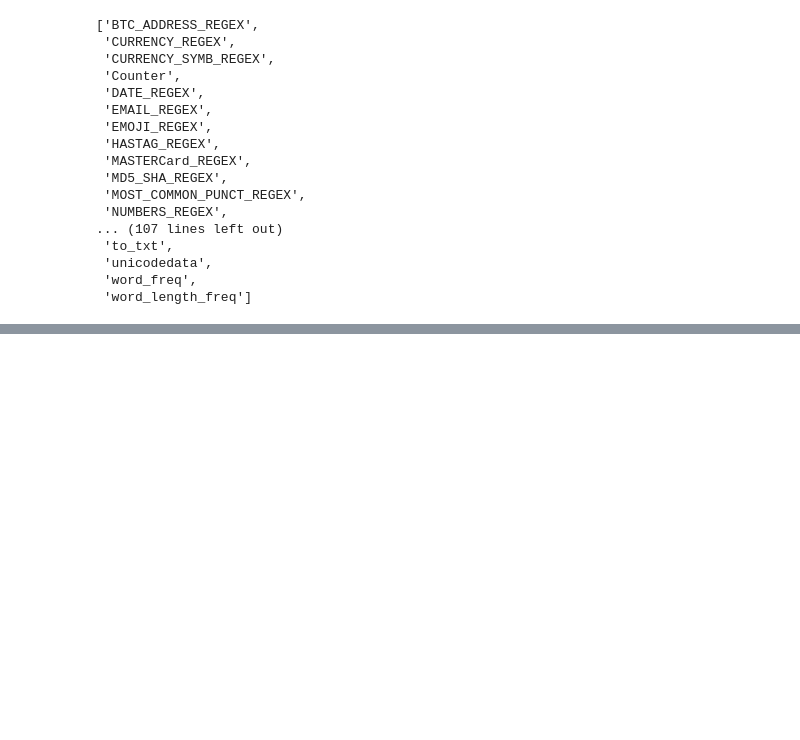
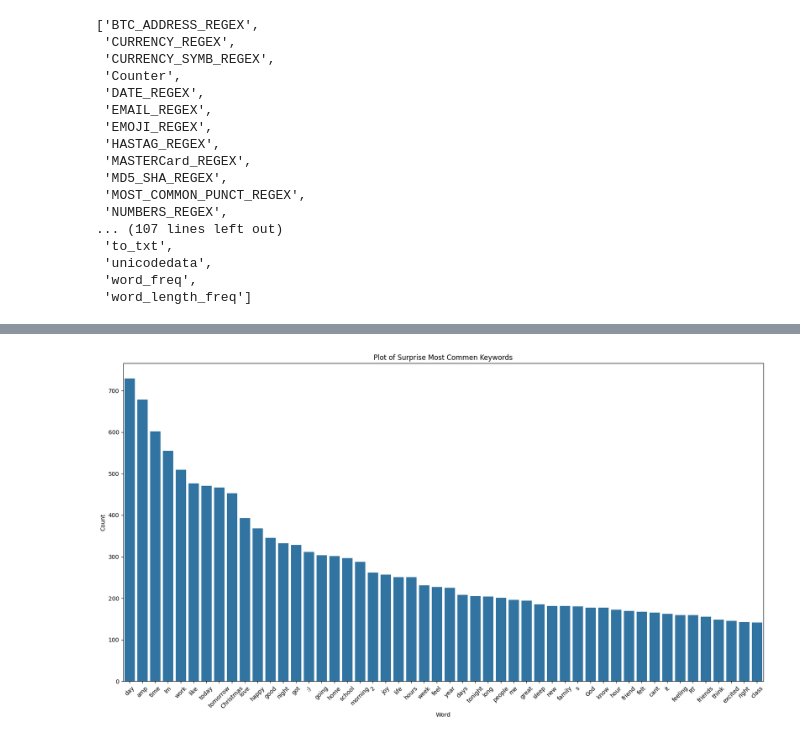
Before and after one commit to yonas-baysasaw/Emotion-Detection-of-Text, a Jupyter notebook: Emotion Detection of Text.ipynb, the cells around one changed output, grey strips where cells are left out. Drawn from its saved outputs; the diff is of its cells as text; code cells hidden in the pictures; blank space fills up the shorter version.

```diff
--- a/Emotion Detection of Text.ipynb
+++ b/Emotion Detection of Text.ipynb
@@ -142,0 +220,4 @@ df[clean_Text] = df
+# %%
+plot_most_common_words(keyword_joy, "Surprise")
+# %% [output]
+[figure, added]
```
Also changed, not shown: parts of 53 cells of this notebook, 1 other file.
